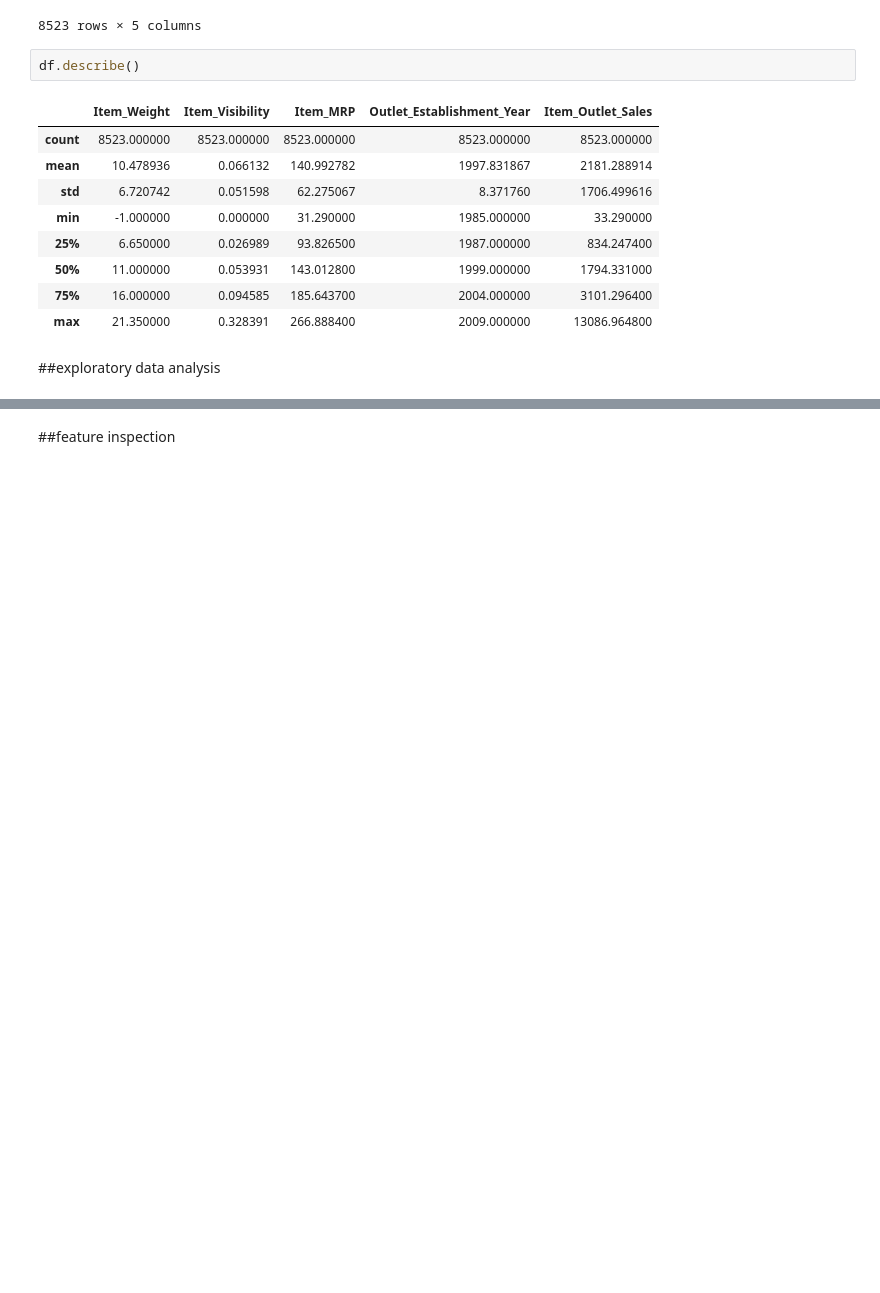
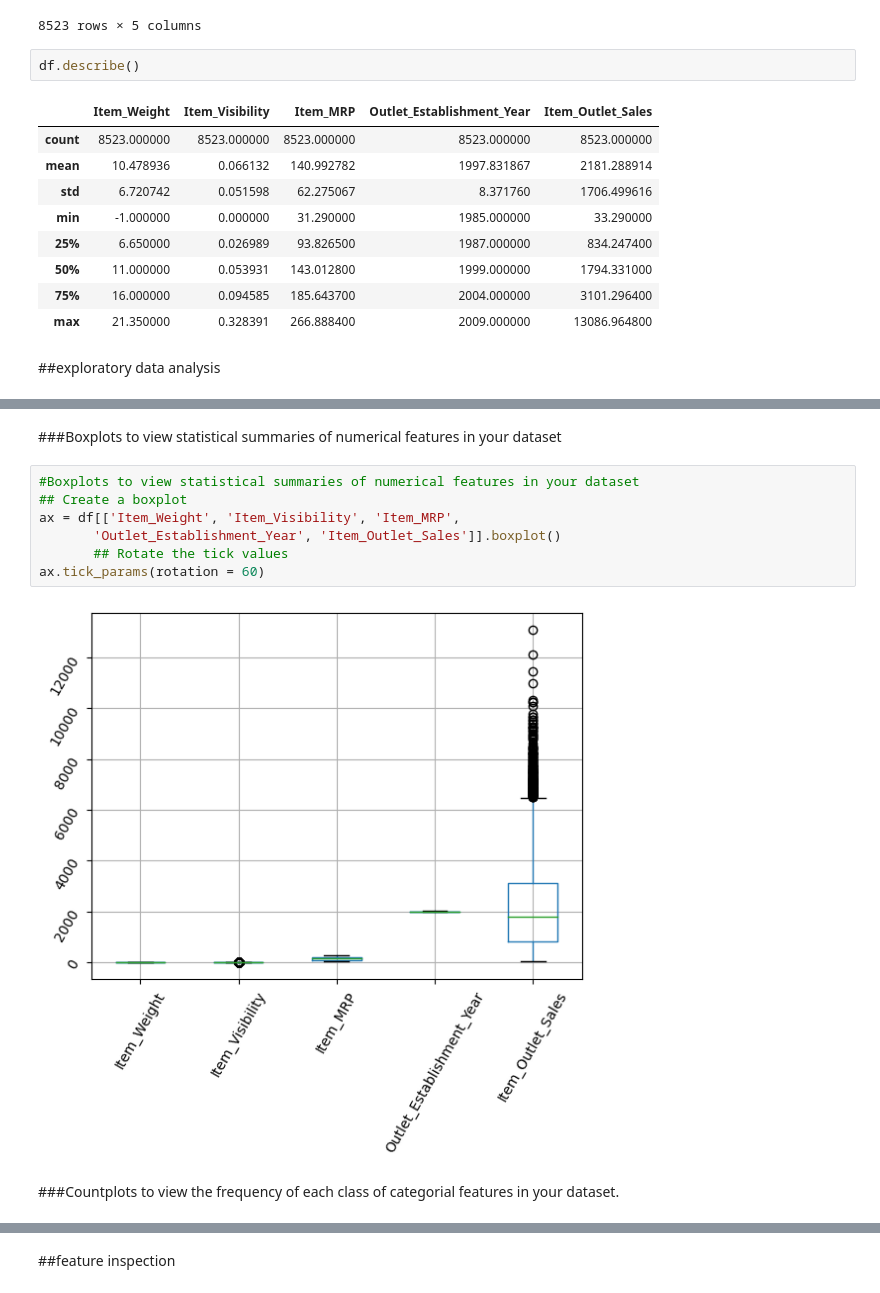
Before and after one commit to Lidivinekeng/Prediction_of_product_sales, a Jupyter notebook: lidivine_kengne_sales_prediction_project.ipynb, the cells around one changed output, grey strips where cells are left out. Drawn from its saved outputs; the diff is of its cells as text; blank space fills up the shorter version.

```diff
--- a/lidivine_kengne_sales_prediction_project.ipynb
+++ b/lidivine_kengne_sales_prediction_project.ipynb
@@ -288,0 +311,13 @@ df.describe()
+# %% [markdown]
+###Boxplots to view statistical summaries of numerical features in your dataset
+# %%
+#Boxplots to view statistical summaries of numerical features in your dataset
+## Create a boxplot
+ax = df[['Item_Weight', 'Item_Visibility', 'Item_MRP',
+       'Outlet_Establishment_Year', 'Item_Outlet_Sales']].boxplot()
+       ## Rotate the tick values
+ax.tick_params(rotation = 60)
+# %% [output]
+[figure, added]
+# %% [markdown]
+###Countplots to view the frequency of each class of categorial features in your dataset.
```
Also changed, not shown: parts of 15 cells of this notebook.
